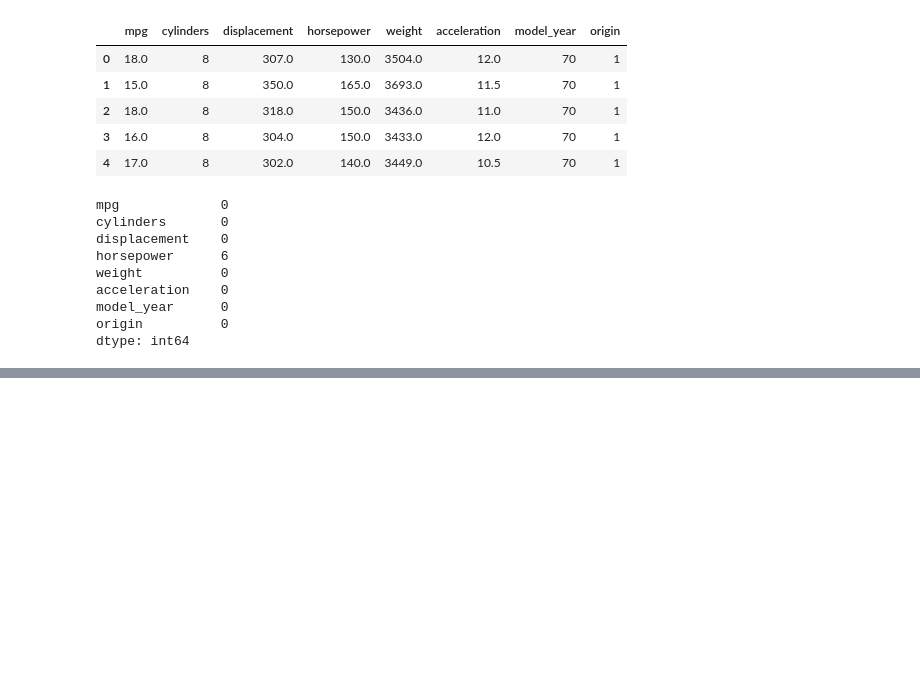
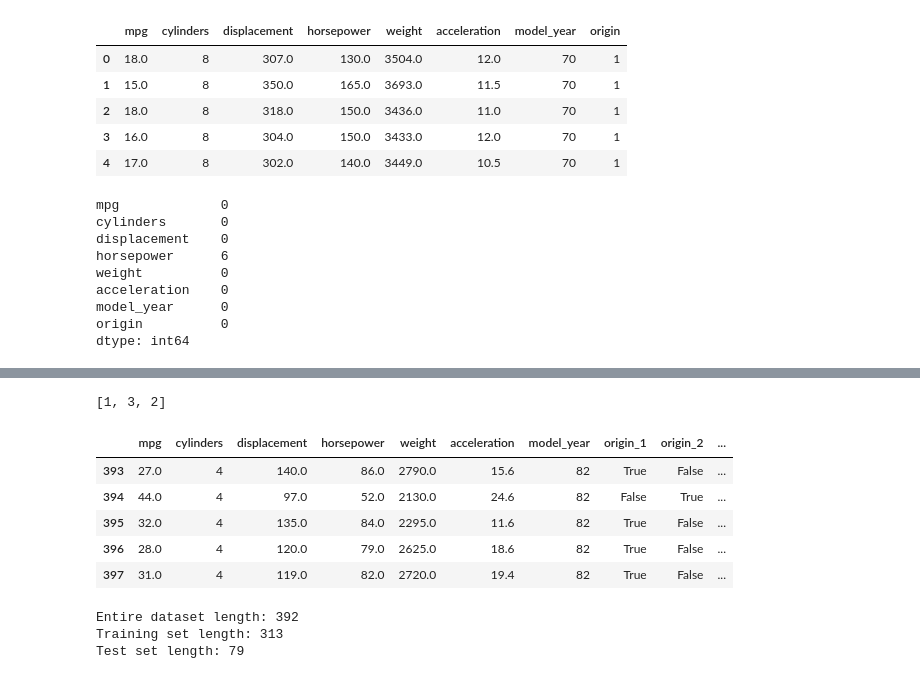
Before and after one commit to michrus/am-i-learning-yet, a Jupyter notebook: machine_learning/linear_regression/project.ipynb, the cells around one changed output, grey strips where cells are left out. Cells and saved outputs as stored; diff of their text form; code cells hidden in the pictures; blank space fills up the shorter version.

```diff
--- a/machine_learning/linear_regression/project.ipynb
+++ b/machine_learning/linear_regression/project.ipynb
@@ -83,0 +104,40 @@ dtype: int64
+# %%
+# We must encode 'origin' column, because it's categorical feature.
+# Categorical features shouldn't be left as simple discrete integer values
+# because there's no actual, numeric relations between categories encoded as int
+# example - if USA is 1 and Japan is 3 it doesn't mean that Japan is somehow
+# two units apart from USE, or greater than it.
+
+# First, let's see how many different origin categories do we have
+dataset['origin'].unique().tolist()
+# %% [output]
+[1, 3, 2]
+# %%
+# This category split can be achieved by Pandas feature of "creating dummies"
+dataset_encoded = pd.get_dummies(dataset, columns=['origin'], prefix='origin')
+dataset_encoded.tail()
+# %% [output]
+|  | mpg | cylinders | displacement | horsepower | weight | acceleration | model_year | origin_1 | origin_2 | ... |
+| 393 | 27.0 | 4 | 140.0 | 86.0 | 2790.0 | 15.6 | 82 | True | False | ... |
+| 394 | 44.0 | 4 | 97.0 | 52.0 | 2130.0 | 24.6 | 82 | False | True | ... |
+| 395 | 32.0 | 4 | 135.0 | 84.0 | 2295.0 | 11.6 | 82 | True | False | ... |
+| 396 | 28.0 | 4 | 120.0 | 79.0 | 2625.0 | 18.6 | 82 | True | False | ... |
+| 397 | 31.0 | 4 | 119.0 | 82.0 | 2720.0 | 19.4 | 82 | True | False | ... |
+# %%
+# Import sklearn train_test_split method
+from sklearn.model_selection import train_test_split
+
+# Define random state for reproducibility
+seed = 2137
+# Split dataset into training and test sets
+dataset_train, dataset_test = train_test_split(dataset_encoded,
+                                               test_size=0.2,
+                                               random_state=seed)
+# Display sizes of entire dataset and two split sets
+print(f"Entire dataset length: {len(dataset_encoded)}")
+print(f"Training set length: {len(dataset_train)}")
+print(f"Test set length: {len(dataset_test)}")
+# %% [output]
+Entire dataset length: 392
+Training set length: 313
+Test set length: 79
```
Also changed, not shown: parts of 7 cells of this notebook.
